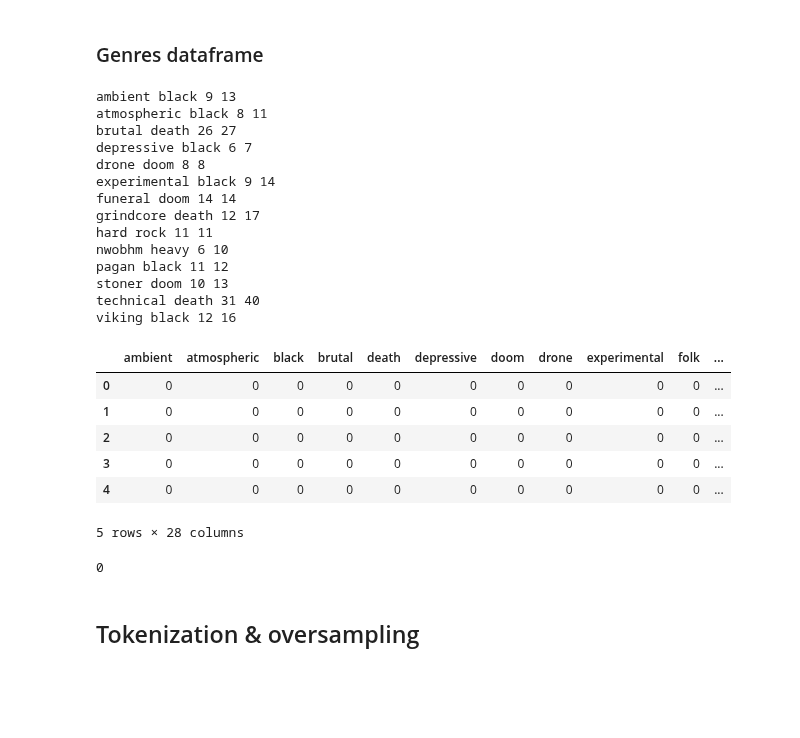
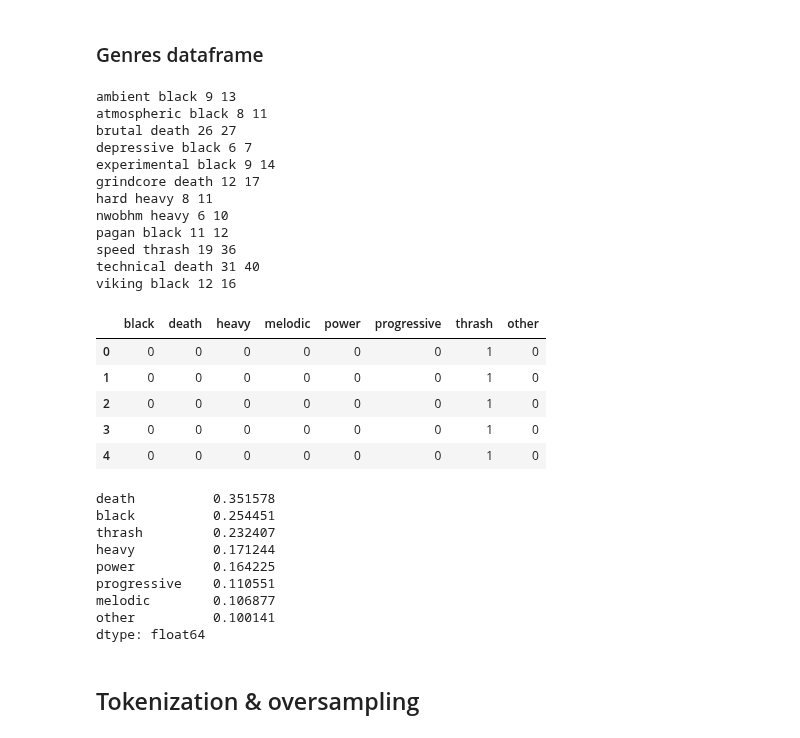
Before and after one commit to pdqnguyen/metallyrics, a Jupyter notebook: song-lyrics-learning.ipynb, the cells around one changed output. Drawn from its saved outputs; the diff is of its cells as text; code cells hidden in the pictures; blank space fills up the shorter version.

```diff
--- a/song-lyrics-learning.ipynb
+++ b/song-lyrics-learning.ipynb
@@ -137,54 +136,59 @@ unique_genres.sort()
 
 df_genres_full = pd.DataFrame(index=df.index, columns=unique_genres)
 for genre in unique_genres:
     df_genres_full[genre] = df['genres'].apply(lambda x: 1 if genre in x else 0)
 df_genres_full['band'] = df['band'].copy()
 df_genres_bands = df_genres_full.groupby('band').max()
 df_genres_full.drop('band', axis=1, inplace=True)
-top_genres = df_genres_full.columns[df_genres_full.mean(axis=0) > 0.05]
+top_genres = df_genres_full.columns[df_genres_full.mean(axis=0) > 0.1]
 
 genre_associations = {}
 for genre in unique_genres:
     if genre not in top_genres:
         series = df_genres_bands[df_genres_bands[genre] == 1].sum(axis=0).sort_values(ascending=False)
         nearest_top_genre = series[series.index.isin(top_genres)]
         if nearest_top_genre.iloc[0] > 5 and nearest_top_genre.iloc[0] > 0.5 * series.iloc[0]:
             print(genre, nearest_top_genre.index[0], nearest_top_genre.iloc[0], series.iloc[0])
             genre_associations[genre] = nearest_top_genre.index[0]
-            col = df_genres_full[genre].copy()
-            col[df_genres_full[nearest_top_genre.index[0]] == 1] = 1
-            df_genres_full[genre] = col
+            col = df_genres_full[nearest_top_genre.index[0]].copy()
+            col[df_genres_full[genre] == 1] = 1
+            df_genres_full[nearest_top_genre.index[0]] = col
 
-top_genres = df_genres_full.columns[df_genres_full.mean(axis=0) > 0.05]
+top_genres = df_genres_full.columns[df_genres_full.mean(axis=0) > 0.1]
 df_genres = df_genres_full[top_genres].copy()
 df_genres['other'] = (df_genres.sum(axis=1) == 0).astype(int)
-df_genres.head()
+# df_genres.head()
 # %% [output]
 ambient black 9 13
 atmospheric black 8 11
 brutal death 26 27
 depressive black 6 7
-drone doom 8 8
 experimental black 9 14
-funeral doom 14 14
 grindcore death 12 17
-hard rock 11 11
+hard heavy 8 11
 nwobhm heavy 6 10
 pagan black 11 12
-stoner doom 10 13
+speed thrash 19 36
 technical death 31 40
 viking black 12 16
-|  | ambient | atmospheric | black | brutal | death | depressive | doom | drone | experimental | folk | ... |
-| 0 | 0 | 0 | 0 | 0 | 0 | 0 | 0 | 0 | 0 | 0 | ... |
-| 1 | 0 | 0 | 0 | 0 | 0 | 0 | 0 | 0 | 0 | 0 | ... |
-| 2 | 0 | 0 | 0 | 0 | 0 | 0 | 0 | 0 | 0 | 0 | ... |
-| 3 | 0 | 0 | 0 | 0 | 0 | 0 | 0 | 0 | 0 | 0 | ... |
-| 4 | 0 | 0 | 0 | 0 | 0 | 0 | 0 | 0 | 0 | 0 | ... |
+|  | black | death | heavy | melodic | power | progressive | thrash | other |
+| 0 | 0 | 0 | 0 | 0 | 0 | 0 | 1 | 0 |
+| 1 | 0 | 0 | 0 | 0 | 0 | 0 | 1 | 0 |
+| 2 | 0 | 0 | 0 | 0 | 0 | 0 | 1 | 0 |
+| 3 | 0 | 0 | 0 | 0 | 0 | 0 | 1 | 0 |
+| 4 | 0 | 0 | 0 | 0 | 0 | 0 | 1 | 0 |
-5 rows × 28 columns
-# %%
-df_genres_full[df_genres_full['ambient'] == 1]['black'].min()
-# %% [output]
-0
+# %%
+df_genres.mean(axis=0).sort_values(ascending=False)
+# %% [output]
+death          0.351578
+black          0.254451
+thrash         0.232407
+heavy          0.171244
+power          0.164225
+progressive    0.110551
+melodic        0.106877
+other          0.100141
+dtype: float64
 # %% [markdown]
 ## Tokenization & oversampling
 # %% [markdown]
```
Also changed, not shown: parts of 34 cells of this notebook.
